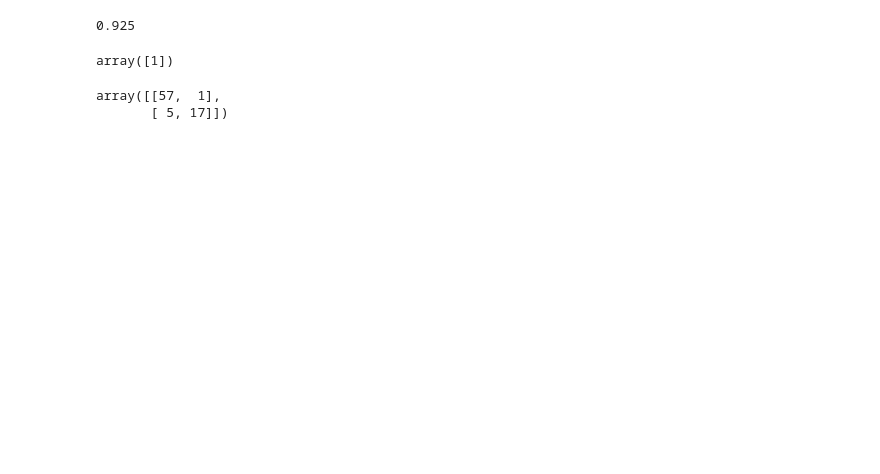
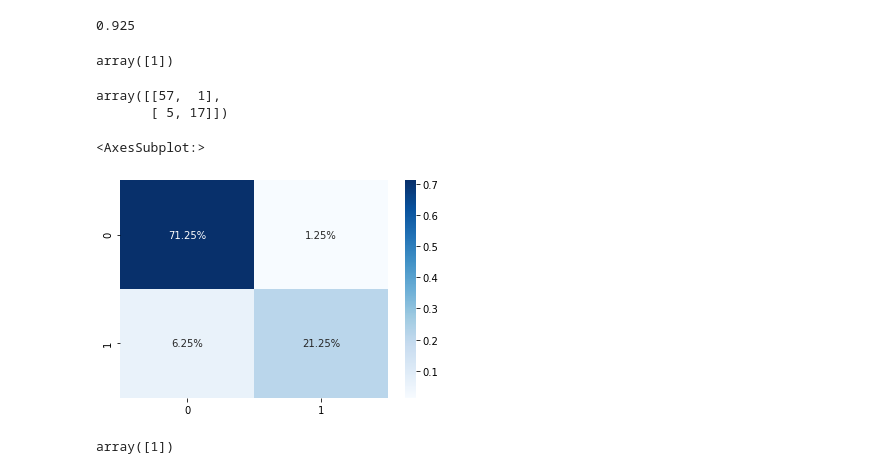
Before and after one commit to wodwine/Machine-Learning-Udemy-Course, a Jupyter notebook: Codes/3_Classification/1_LogisticRegressionClassification.ipynb, the cells around one changed output. Cells and saved outputs as stored; diff of their text form; code cells hidden in the pictures; blank space fills up the shorter version.

```diff
--- a/Codes/3_Classification/1_LogisticRegressionClassification.ipynb
+++ b/Codes/3_Classification/1_LogisticRegressionClassification.ipynb
@@ -82,10 +101,24 @@ log.predict(scaler.transform([[49,35000]]))
 # %% [output]
 array([1])
 # %%
-y_preds = log.predict(X_test_scaled)
+y_pred = log.predict(X_test)
 # %%
 from sklearn.metrics import confusion_matrix
-confusion_matrix(y_test,y_preds)
+
+cf_matrix = confusion_matrix(y_test,y_preds)
+cf_matrix
 # %% [output]
 array([[57,  1],
        [ 5, 17]])
+# %%
+import seaborn as sns
+
+sns.heatmap(cf_matrix/np.sum(cf_matrix), annot=True,
+            fmt='.2%', cmap='Blues')
+# %% [output]
+<AxesSubplot:>
+[figure, added]
+# %%
+log.predict(scaler.transform([[35,130000]]))
+# %% [output]
+array([1])
```
Also changed, not shown: parts of 8 cells of this notebook, 35 other files.
